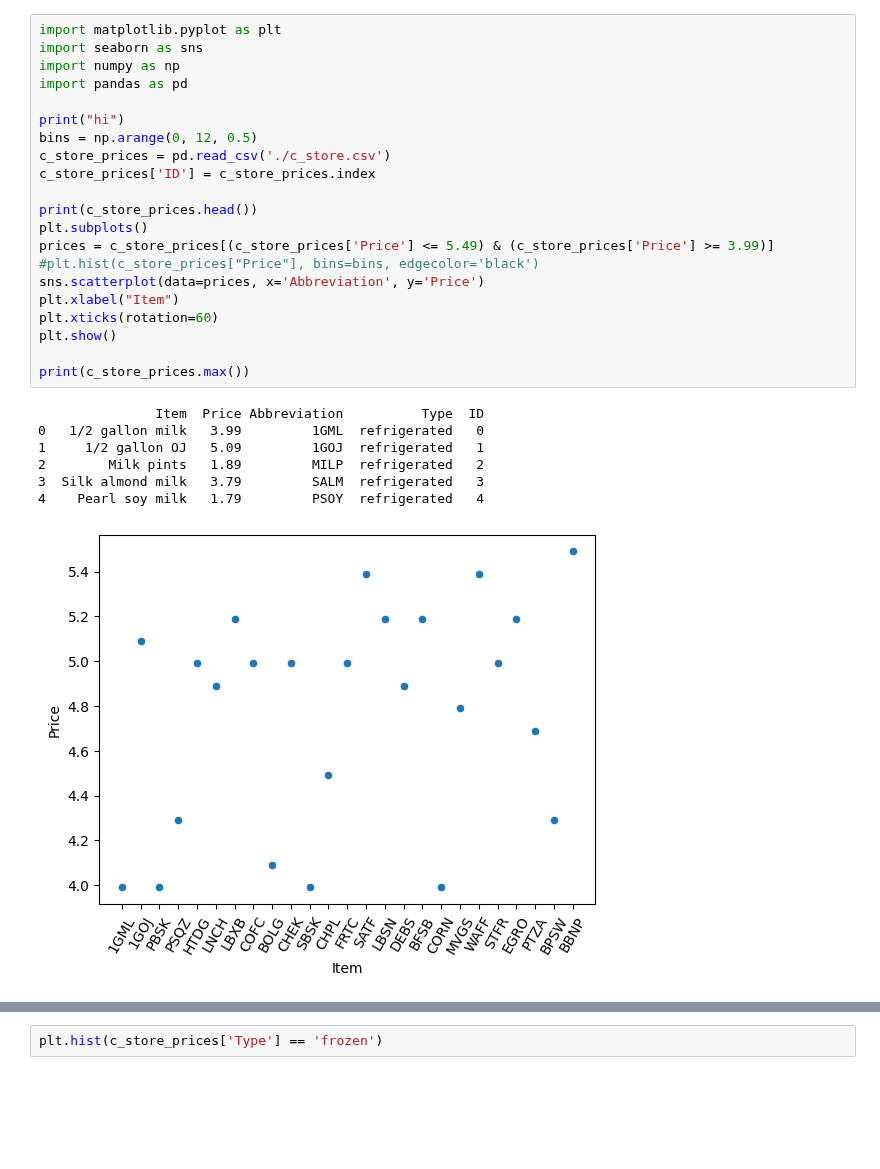
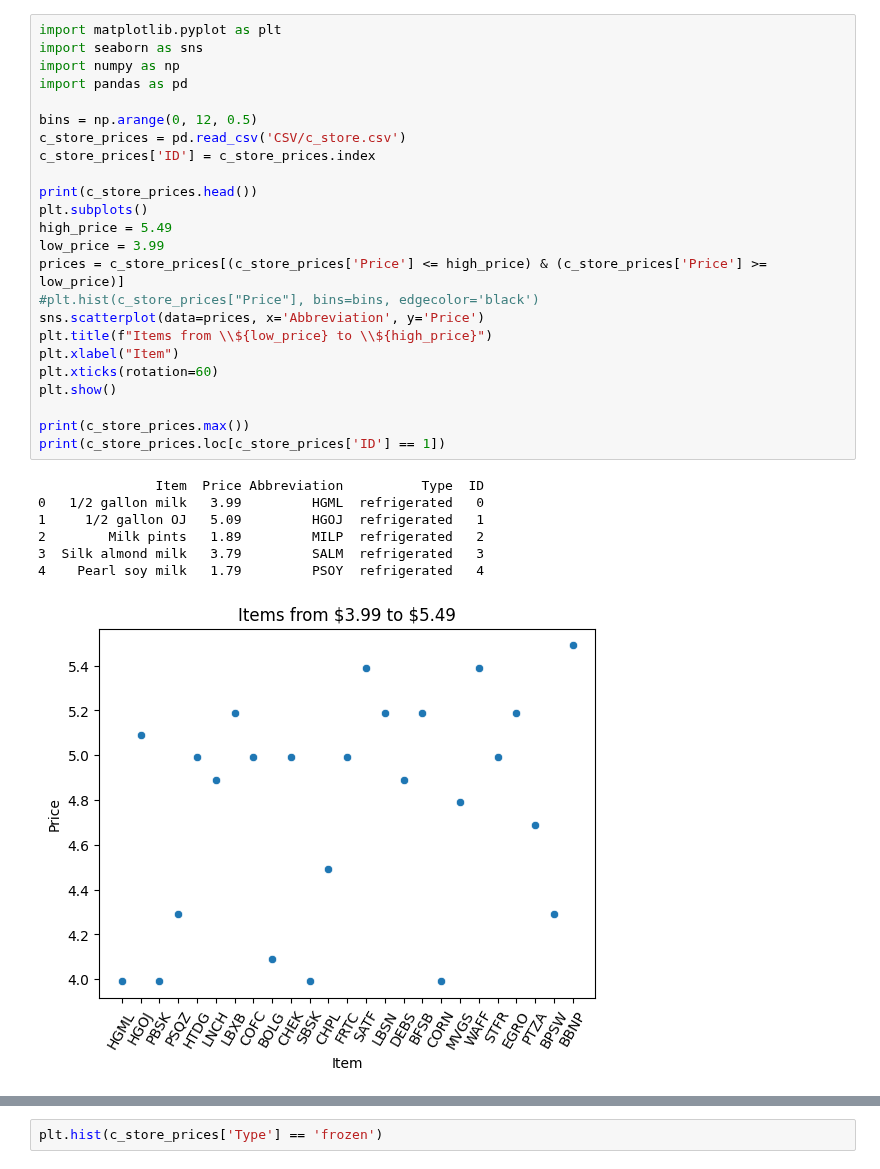
Before and after one commit to jacklav24/C-Store, a Jupyter notebook: C-Store.ipynb, the cells around one changed output, grey strips where cells are left out. Saved outputs shown, nothing was run; the diff lists cells and outputs as text; blank space fills up the shorter version.

```diff
--- a/C-Store.ipynb
+++ b/C-Store.ipynb
@@ -1,32 +1,35 @@
 # %%
 import matplotlib.pyplot as plt
 import seaborn as sns
 import numpy as np
 import pandas as pd
 
-print("hi")
 bins = np.arange(0, 12, 0.5)
-c_store_prices = pd.read_csv('./c_store.csv')
+c_store_prices = pd.read_csv('CSV/c_store.csv')
 c_store_prices['ID'] = c_store_prices.index
 
 print(c_store_prices.head())
 plt.subplots()
-prices = c_store_prices[(c_store_prices['Price'] <= 5.49) & (c_store_prices['Price'] >= 3.99)]
+high_price = 5.49
+low_price = 3.99
+prices = c_store_prices[(c_store_prices['Price'] <= high_price) & (c_store_prices['Price'] >= low_price)]
 #plt.hist(c_store_prices["Price"], bins=bins, edgecolor='black')
 sns.scatterplot(data=prices, x='Abbreviation', y='Price')
+plt.title(f"Items from \\${low_price} to \\${high_price}")
 plt.xlabel("Item")
 plt.xticks(rotation=60)
 plt.show()
 
 print(c_store_prices.max())
+print(c_store_prices.loc[c_store_prices['ID'] == 1])
 # %% [output]
                Item  Price Abbreviation          Type  ID
-0   1/2 gallon milk   3.99         1GML  refrigerated   0
-1     1/2 gallon OJ   5.09         1GOJ  refrigerated   1
+0   1/2 gallon milk   3.99         HGML  refrigerated   0
+1     1/2 gallon OJ   5.09         HGOJ  refrigerated   1
 2        Milk pints   1.89         MILP  refrigerated   2
 3  Silk almond milk   3.79         SALM  refrigerated   3
 4    Pearl soy milk   1.79         PSOY  refrigerated   4
-[figure, old version]
+[figure, new version]
 Item             XXL Burrito
 Price                  11.19
 Abbreviation            XXLB
```
Also changed, not shown: parts of 1 cell of this notebook.
